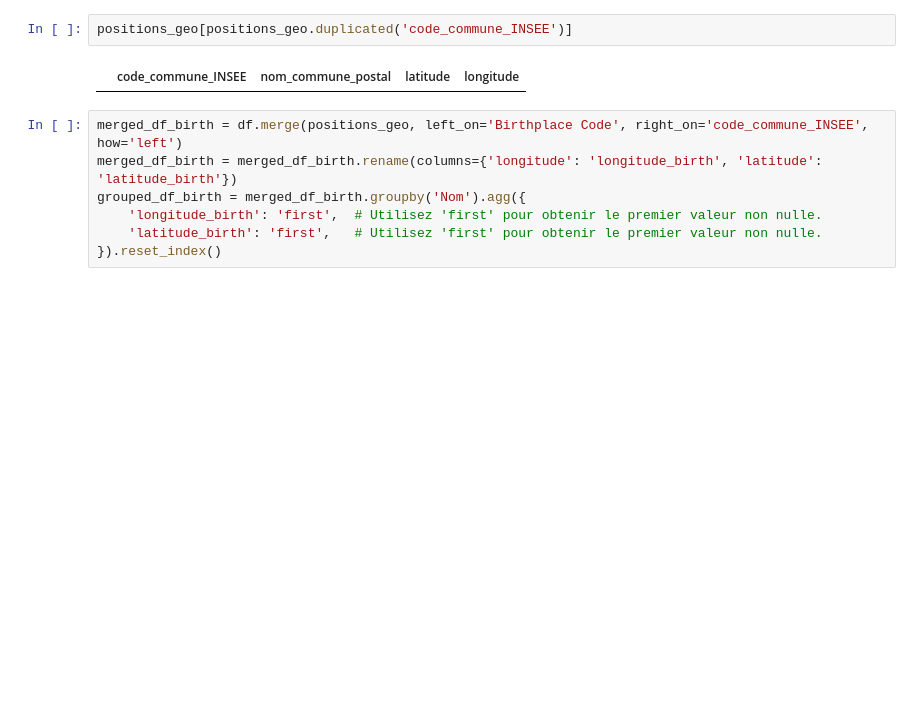
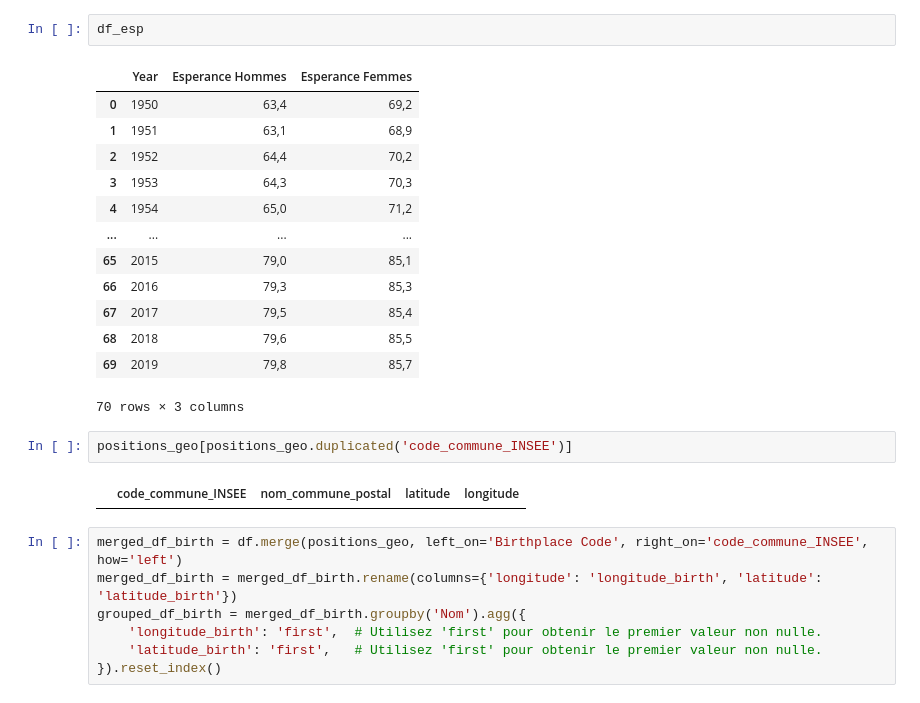
Before and after one commit to emmanuelgkn/goco_project, a Jupyter notebook: notebook.ipynb, the cells around one changed output. Drawn from its saved outputs; the diff is of its cells as text; blank space fills up the shorter version.

```diff
--- a/notebook.ipynb
+++ b/notebook.ipynb
@@ -122,3 +197,19 @@ merged_df_death = merged_df_death.rename(columns={'longitude': 'longitude_death'
+# %%
+df_esp
+# %% [output]
+|  | Year | Esperance Hommes | Esperance Femmes |
+| 0 | 1950 | 63,4 | 69,2 |
+| 1 | 1951 | 63,1 | 68,9 |
+| 2 | 1952 | 64,4 | 70,2 |
+| 3 | 1953 | 64,3 | 70,3 |
+| 4 | 1954 | 65,0 | 71,2 |
+| ... | ... | ... | ... |
+| 65 | 2015 | 79,0 | 85,1 |
+| 66 | 2016 | 79,3 | 85,3 |
+| 67 | 2017 | 79,5 | 85,4 |
+| 68 | 2018 | 79,6 | 85,5 |
+| 69 | 2019 | 79,8 | 85,7 |
+70 rows × 3 columns
 # %%
 positions_geo[positions_geo.duplicated('code_commune_INSEE')]
 # %% [output]
```
Also changed, not shown: parts of 1 cell of this notebook, 14 other files.
